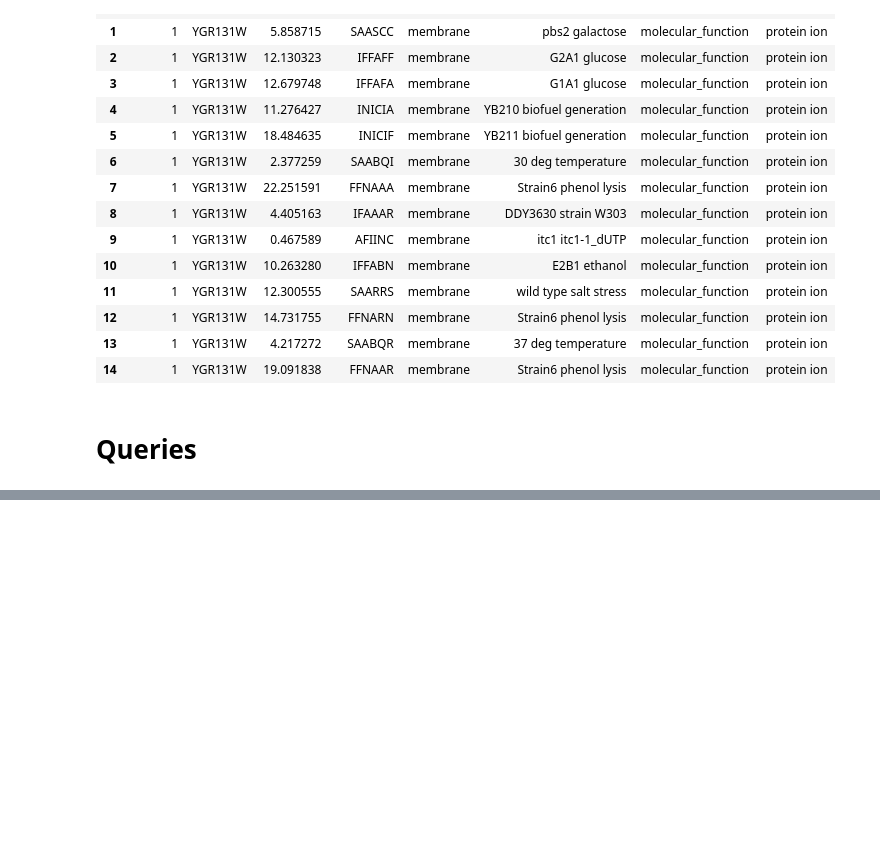
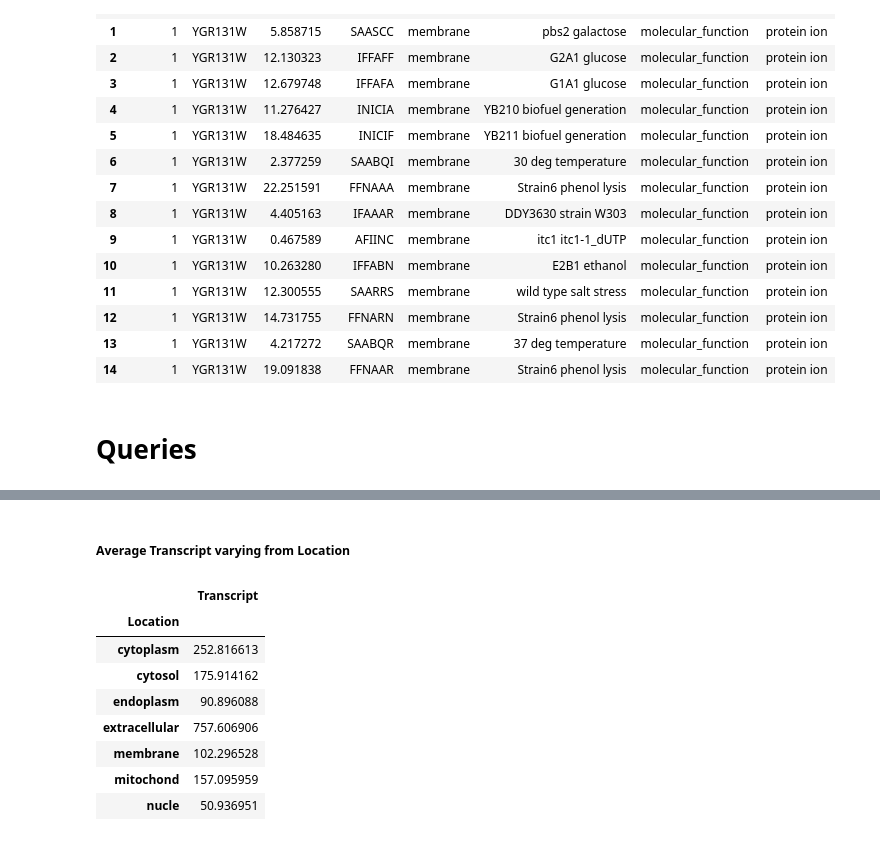
Before and after one commit to wanderingAviator/DataLakeProject, a Jupyter notebook: archive_4.ipynb, the cells around one changed output, grey strips where cells are left out. Cells and saved outputs as stored; diff of their text form; code cells hidden in the pictures; blank space fills up the shorter version.

```diff
--- a/archive_4.ipynb
+++ b/archive_4.ipynb
@@ -144,0 +194,2 @@ Expressiondf.loc[(Expressiondf[])]
+# %% [markdown]
+##### Average Transcript varying from Location
@@ -144,0 +198,13 @@ Expressiondf.loc[(Expressiondf[])]
+# %%
+lt_df = lt.to_frame()
+lt_df
+# %% [output]
+|  | Transcript |
+| Location |  |
+| cytoplasm | 252.816613 |
+| cytosol | 175.914162 |
+| endoplasm | 90.896088 |
+| extracellular | 757.606906 |
+| membrane | 102.296528 |
+| mitochond | 157.095959 |
+| nucle | 50.936951 |
```
Also changed, not shown: parts of 9 cells of this notebook.
